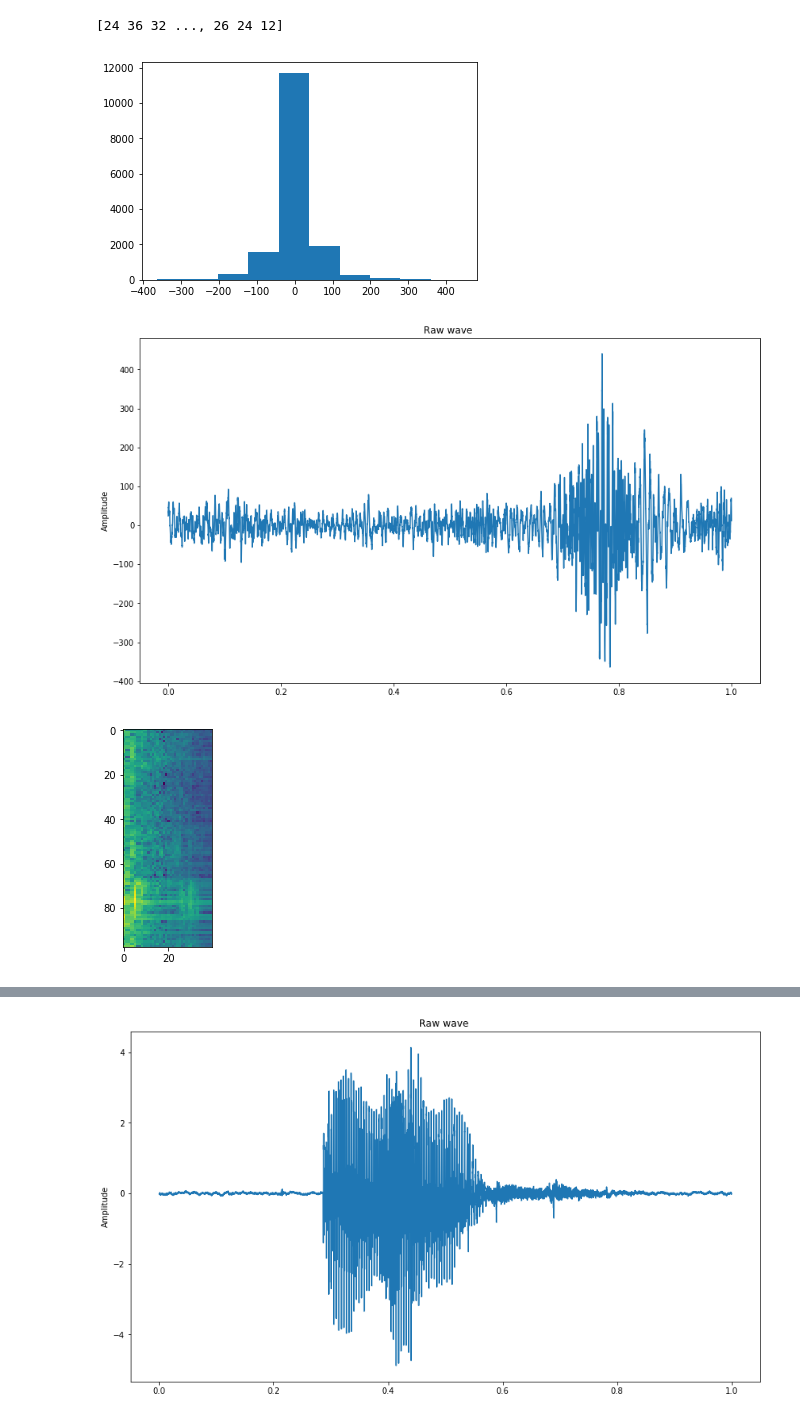
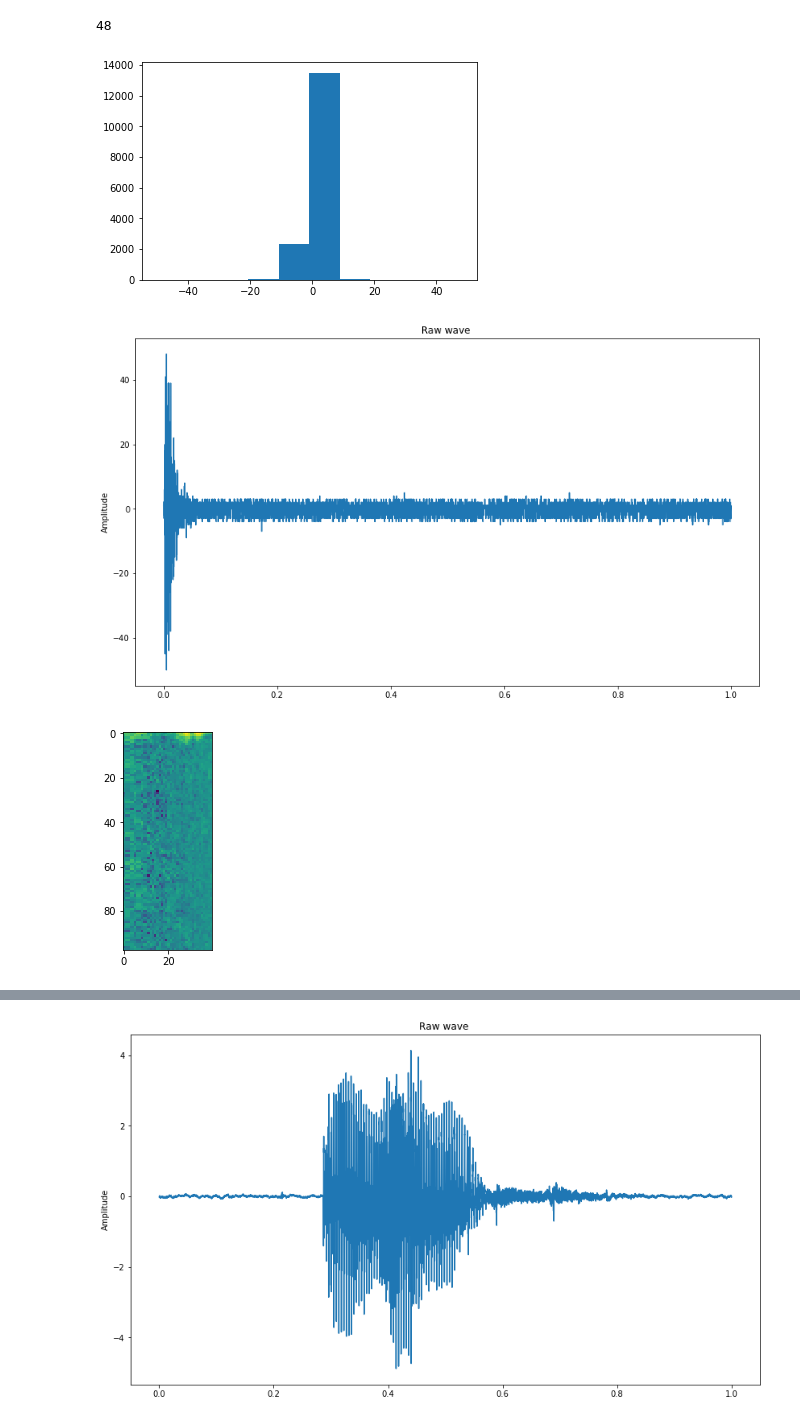
Before and after one commit to 3v1l91l/speech, a Jupyter notebook: src/augment.ipynb, the cells around one changed output, grey strips where cells are left out. Cells and saved outputs as stored; diff of their text form; code cells hidden in the pictures.

```diff
--- a/src/augment.ipynb
+++ b/src/augment.ipynb
@@ -41,32 +41,32 @@ def load_wav_by_path(p, fs):
     return wav
 # %%
 fs = 16000
-wav = load_wav_by_path("../input/test/audio/clip_0003c7122.wav", fs)
+wav = load_wav_by_path("../input/test/audio/clip_0018ff8e9.wav", fs)
 plt.hist(wav)
-print(wav)
+print(np.max(wav))
 # wav = wav / np.max(wav)
 # y_mod = wav / np.max(wav)
 
 # y_mod = y_mod + np.roll(np.flip(y_mod, axis=0), int(fs*0.1))
 # # wav_mod = effects.time_stretch(wav, 0.8)
 # # wav_mod = wav_mod[-fs:]
 
 plot_time_series(wav)
 spec = speechpy.feature.lmfe(wav, sampling_frequency=fs, frame_length=0.030, frame_stride=0.01,
              num_filters=40, fft_length=256, low_frequency=0)
 # print(spec.shape)
 # fig = plt.figure(figsize=(14, 8))
 
 x = plt.imshow(spec)
 
 # plot_time_series(wav_mod)
 # x = plt.specgram(wav_mod, Fs=fs)
 # print(len(wav_mod))
 # %% [output]
-[24 36 32 ..., 26 24 12]
+48
-[figure, old version]
+[figure, new version]
-[figure, old version]
+[figure, new version]
-[figure, old version]
+[figure, new version]
 # %%
 ipd.Audio(wav, rate=fs)
 # %% [output]
```
Also changed, not shown: 5 other files.
